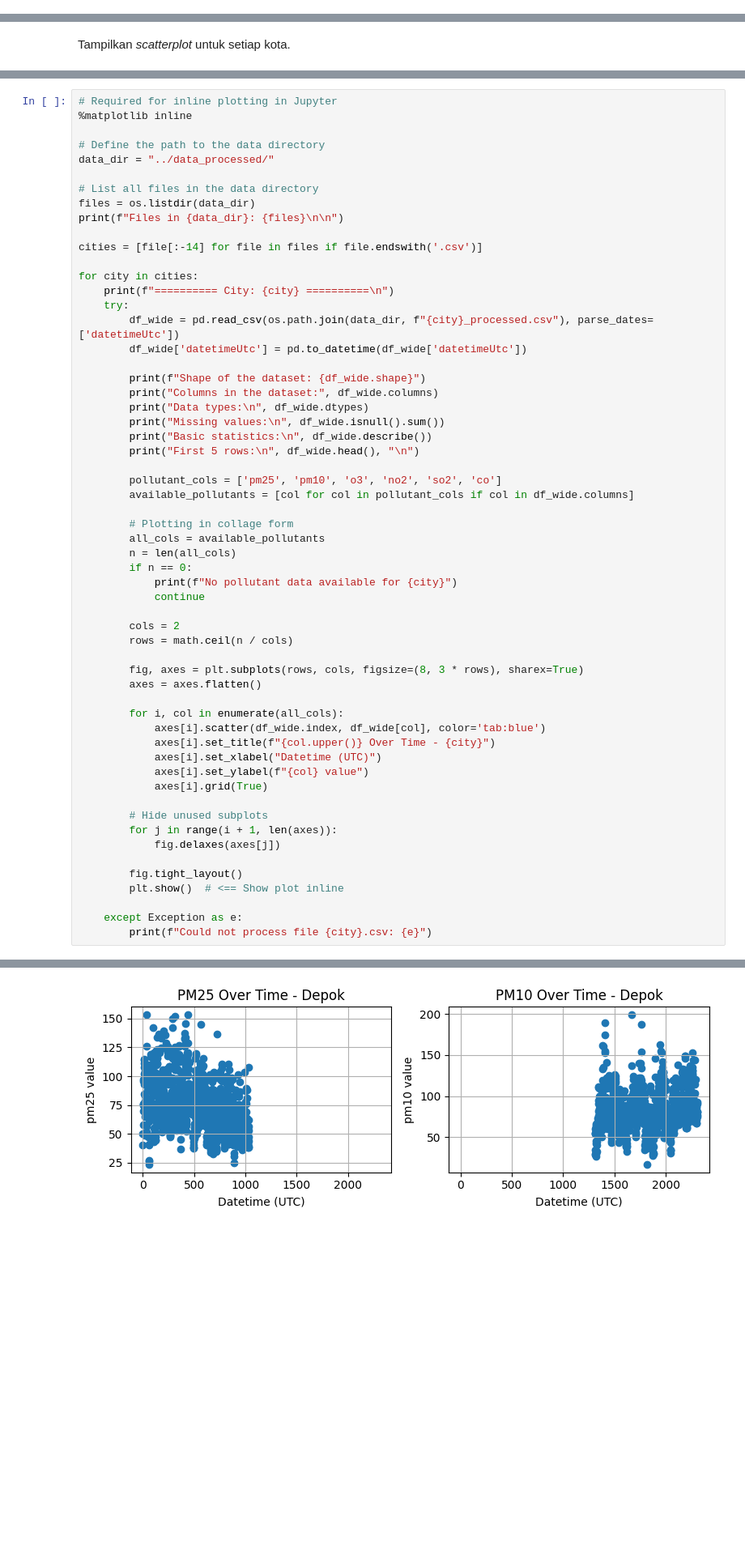
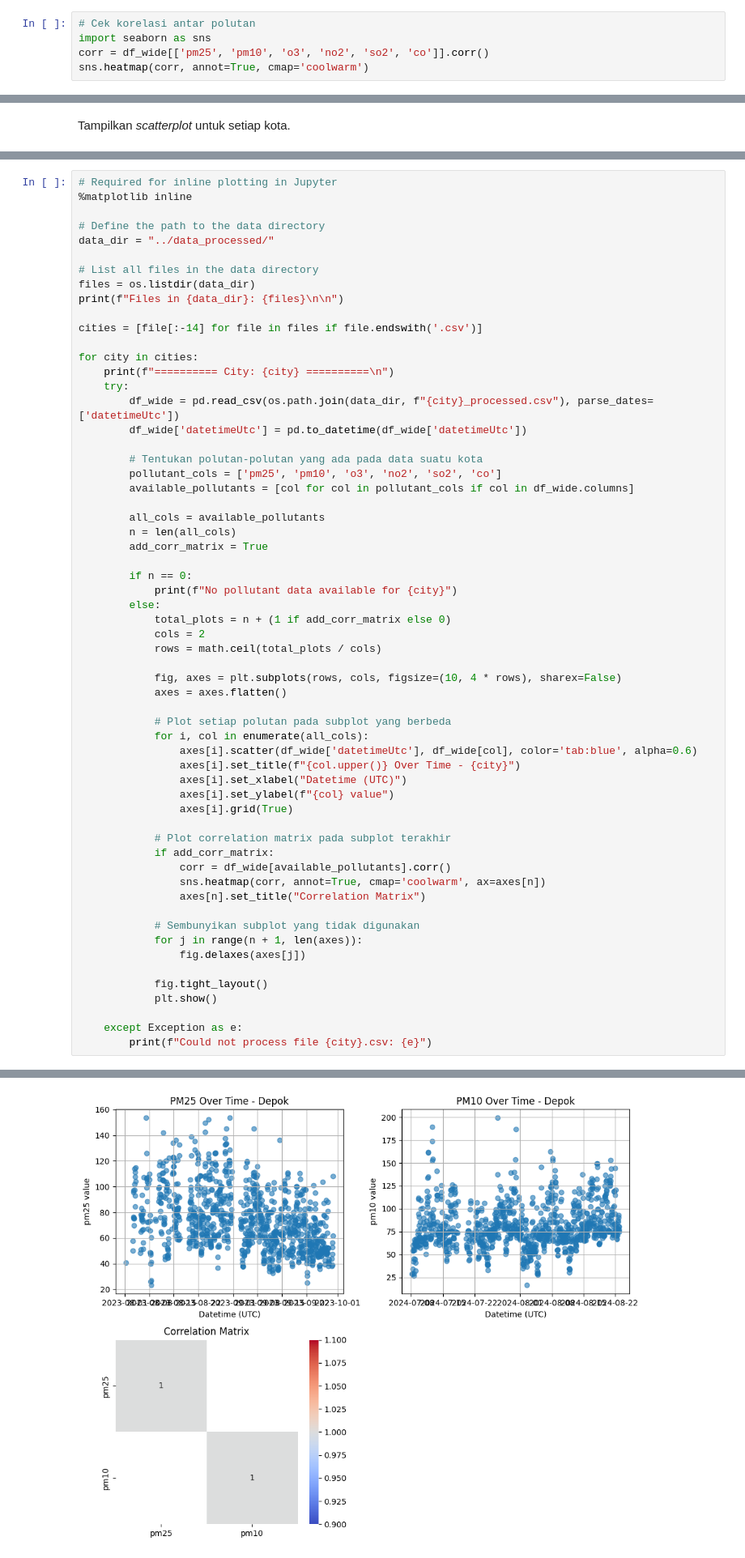
Before and after one commit to RiyanNaffa/ai-project-25, a Jupyter notebook: notebook/final.ipynb, the cells around one changed output, grey strips where cells are left out. Shown at 81% size. Cells and saved outputs as stored; diff of their text form; blank space fills up the shorter version.

Commit message:
feat: add corr matrix

```diff
--- a/notebook/final.ipynb
+++ b/notebook/final.ipynb
@@ -158,0 +161,5 @@ location_id                       int64
+# %%
+# Cek korelasi antar polutan
+import seaborn as sns
+corr = df_wide[['pm25', 'pm10', 'o3', 'no2', 'so2', 'co']].corr()
+sns.heatmap(corr, annot=True, cmap='coolwarm')
@@ -182,42 +193,44 @@ for city in cities:
         df_wide = pd.read_csv(os.path.join(data_dir, f"{city}_processed.csv"), parse_dates=['datetimeUtc'])
         df_wide['datetimeUtc'] = pd.to_datetime(df_wide['datetimeUtc'])
 
-        print(f"Shape of the dataset: {df_wide.shape}")
-        print("Columns in the dataset:", df_wide.columns)
-        print("Data types:\n", df_wide.dtypes)
-        print("Missing values:\n", df_wide.isnull().sum())
-        print("Basic statistics:\n", df_wide.describe())
-        print("First 5 rows:\n", df_wide.head(), "\n")
-
+        # Tentukan polutan-polutan yang ada pada data suatu kota
         pollutant_cols = ['pm25', 'pm10', 'o3', 'no2', 'so2', 'co']
         available_pollutants = [col for col in pollutant_cols if col in df_wide.columns]
 
-        # Plotting in collage form
         all_cols = available_pollutants
         n = len(all_cols)
+        add_corr_matrix = True
+
         if n == 0:
             print(f"No pollutant data available for {city}")
-            continue
+        else:
+            total_plots = n + (1 if add_corr_matrix else 0)
+            cols = 2
+            rows = math.ceil(total_plots / cols)
 
-        cols = 2
-        rows = math.ceil(n / cols)
+            fig, axes = plt.subplots(rows, cols, figsize=(10, 4 * rows), sharex=False)
+            axes = axes.flatten()
 
-        fig, axes = plt.subplots(rows, cols, figsize=(8, 3 * rows), sharex=True)
-        axes = axes.flatten()
+            # Plot setiap polutan pada subplot yang berbeda
+            for i, col in enumerate(all_cols):
+                axes[i].scatter(df_wide['datetimeUtc'], df_wide[col], color='tab:blue', alpha=0.6)
+                axes[i].set_title(f"{col.upper()} Over Time - {city}")
+                axes[i].set_xlabel("Datetime (UTC)")
+                axes[i].set_ylabel(f"{col} value")
+                axes[i].grid(True)
 
-        for i, col in enumerate(all_cols):
-            axes[i].scatter(df_wide.index, df_wide[col], color='tab:blue')
-            axes[i].set_title(f"{col.upper()} Over Time - {city}")
-            axes[i].set_xlabel("Datetime (UTC)")
-            axes[i].set_ylabel(f"{col} value")
-            axes[i].grid(True)
+            # Plot correlation matrix pada subplot terakhir
+            if add_corr_matrix:
+                corr = df_wide[available_pollutants].corr()
+                sns.heatmap(corr, annot=True, cmap='coolwarm', ax=axes[n])
+                axes[n].set_title("Correlation Matrix")
 
-        # Hide unused subplots
-        for j in range(i + 1, len(axes)):
-            fig.delaxes(axes[j])
+            # Sembunyikan subplot yang tidak digunakan
+            for j in range(n + 1, len(axes)):
+                fig.delaxes(axes[j])
 
-        fig.tight_layout()
-        plt.show()  # <== Show plot inline
+            fig.tight_layout()
+            plt.show()
 
     except Exception as e:
         print(f"Could not process file {city}.csv: {e}")
@@ -242,2 +242,2 @@ location_name                    object
-[figure, old version]
+[figure, new version]
 ========== City: Hanoi ==========
```
Also changed, not shown: parts of 6 cells of this notebook.
